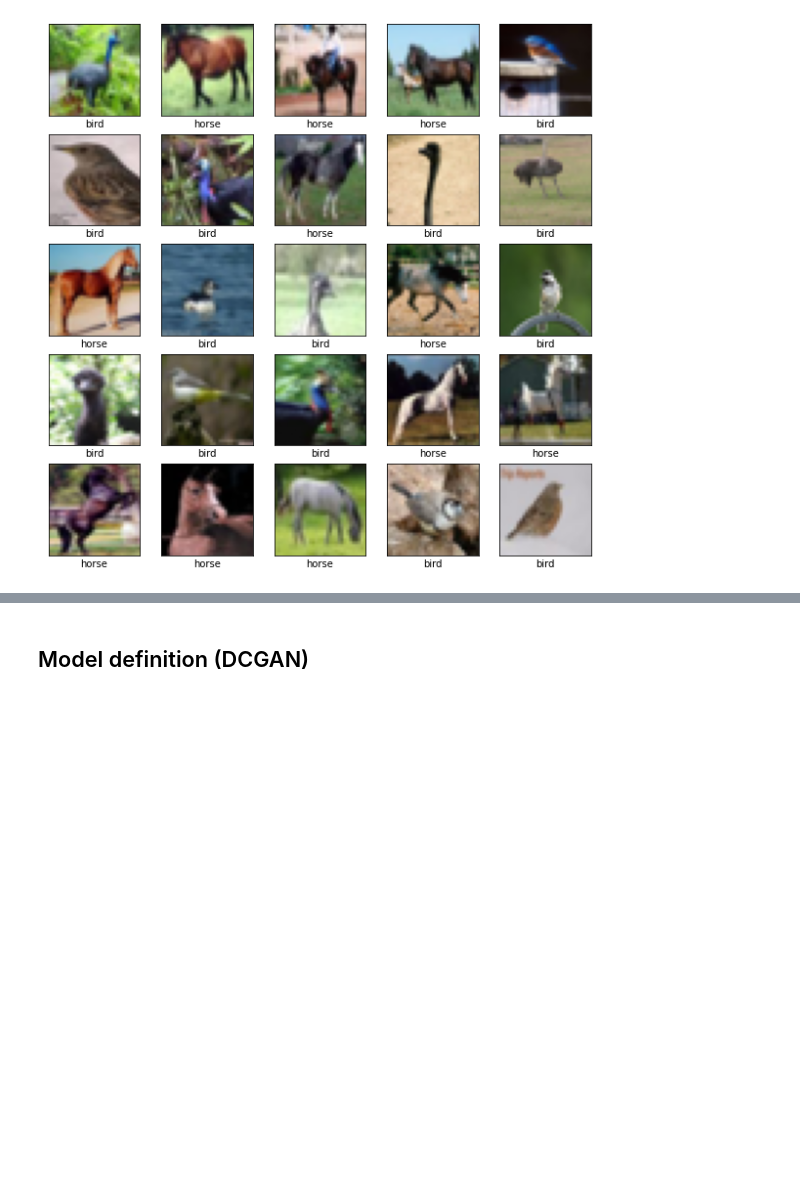
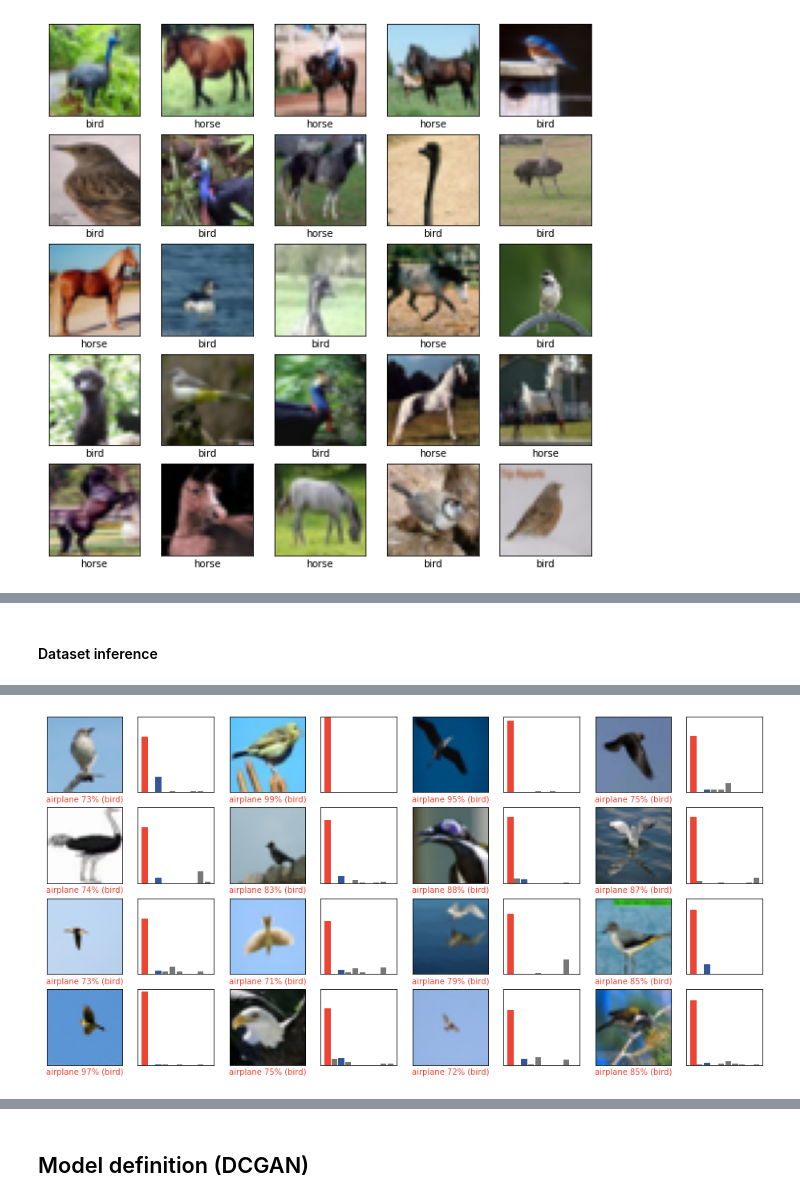
Before and after one commit to mattchap2/deep-learning, a Jupyter notebook: pegasus-code.ipynb, the cells around one changed output, grey strips where cells are left out. Cells and saved outputs as stored; diff of their text form; code cells hidden in the pictures; blank space fills up the shorter version.

```diff
--- a/pegasus-code.ipynb
+++ b/pegasus-code.ipynb
@@ -142,0 +173,3 @@ plot_images(bird_and_horse_loader)
+# %%
+train_iterator = iter(cycle(train_dataloader))
+test_iterator = iter(cycle(test_loader))
@@ -142,0 +212,2 @@ plot_images(bird_and_horse_loader)
+# %%
+N = ConvolutionalNetwork().to(device)
@@ -142,0 +222,2 @@ plot_images(bird_and_horse_loader)
+# %%
+optimiser = torch.optim.Adam(N.parameters(), lr=0.001)
@@ -142,0 +274,72 @@ plot_images(bird_and_horse_loader)
+# %% [markdown]
+#### Dataset inference
+# %%
+horse_train_iterator = iter(cycle(bird_loader))
+# %%
+def plot_image(i, predictions_array, true_label, img):
+    predictions_array, true_label, img = predictions_array[i], true_label[i], img[i]
+    plt.grid(False)
+    plt.xticks([])
+    plt.yticks([])
+
+    plt.imshow(img, cmap=plt.cm.binary)
+
+    predicted_label = np.argmax(predictions_array)
+    color = '#335599' if predicted_label == true_label else '#ee4433'
+
+    plt.xlabel("{} {:2.0f}% ({})".format(class_names[predicted_label],
+                                  100*np.max(predictions_array),
+                                  class_names[true_label]),
+                                  color=color)
+
+def plot_value_array(i, predictions_array, true_label):
+    predictions_array, true_label = predictions_array[i], true_label[i]
+    plt.grid(False)
+    plt.xticks([])
+    plt.yticks([])
+    thisplot = plt.bar(range(len(class_names)), predictions_array, color="#777777")
+    plt.ylim([0, 1])
+    predicted_label = np.argmax(predictions_array)
+
+    thisplot[predicted_label].set_color('#ee4433')
+    thisplot[true_label].set_color('#335599')
+
+count = 0
+while count < 16:
+  test_images, test_labels = next(horse_train_iterator)
+  test_images, test_labels = test_images.to(device), test_labels.to(device)
+  test_preds = torch.softmax(N(test_images).view(test_images.size(0), len(class_names)), dim=1).data.squeeze().cpu().numpy()
+  for i in range(16):
+    if count >= 16:
+      break
+
+    j = np.argmax(test_preds[i])
+    if j == 0 and np.max(test_preds[i]) > 0.7:
+      if count == 0:
+        selected_images = test_images[i].unsqueeze(0)
+        selected_labels = test_labels[i].unsqueeze(0)
+        selected_preds = np.array([test_preds[i]])
+        count += 1
+      else:
+        selected_images = torch.cat([selected_images, test_images[i].unsqueeze(0)])
+        selected_labels = torch.cat([selected_labels, test_labels[i].unsqueeze(0)])
+        selected_preds = np.append(selected_preds, [test_preds[i]], axis=0)
+        count += 1
+
+print("selected_images shape:", selected_images.shape)
+print("selected_images shape:", len(selected_labels))
+print("selected_images shape:", len(selected_preds))
+test_images = selected_images
+test_labels = selected_labels
+test_preds = selected_preds
+
+num_rows = 4
+num_cols = 4
+num_images = num_rows*num_cols
+plt.figure(figsize=(2*2*num_cols, 2*num_rows))
+for i in range(num_images):
+    plt.subplot(num_rows, 2*num_cols, 2*i+1)
+    plot_image(i, test_preds, test_labels.cpu(), test_images.cpu().squeeze().permute(1,3,2,0).contiguous().permute(3,2,1,0))
+    plt.subplot(num_rows, 2*num_cols, 2*i+2)
+    plot_value_array(i, test_preds, test_labels)
+# %% [output]
@@ -142,0 +349 @@ plot_images(bird_and_horse_loader)
+[figure, added]
```
Also changed, not shown: parts of 32 cells of this notebook.
